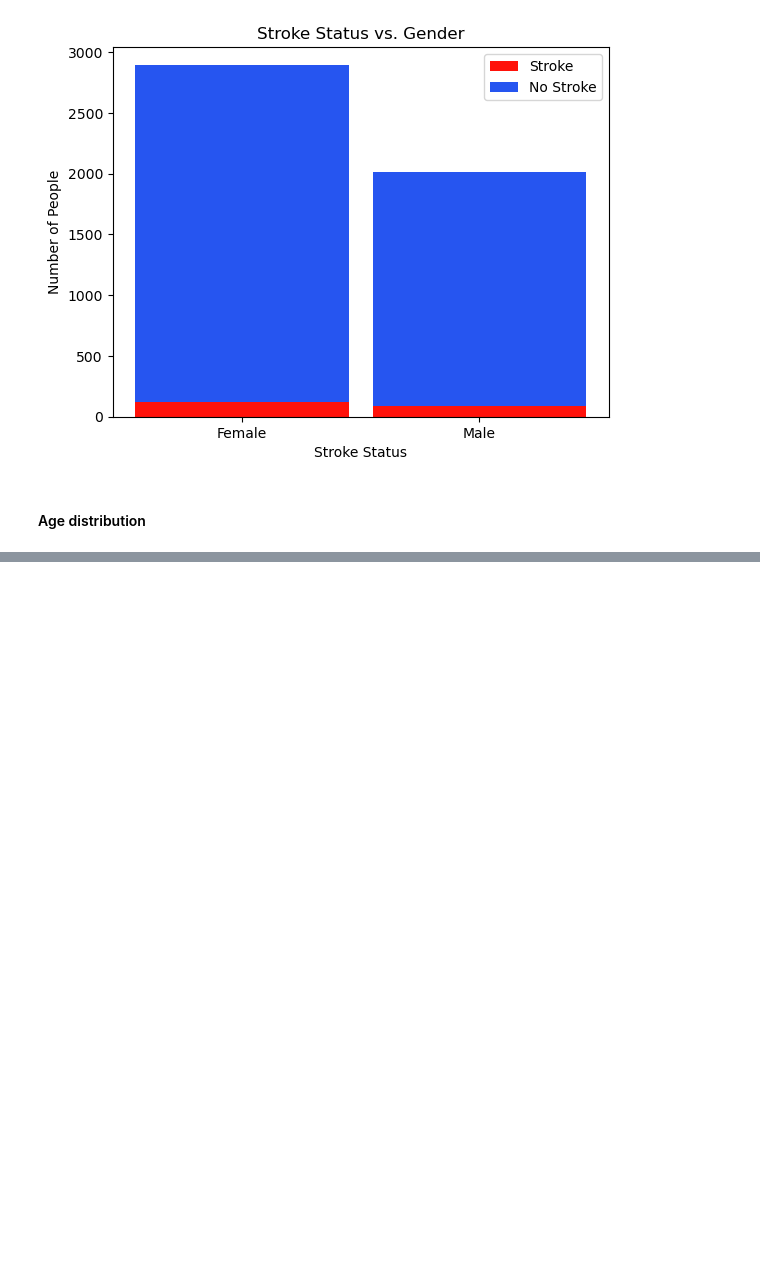
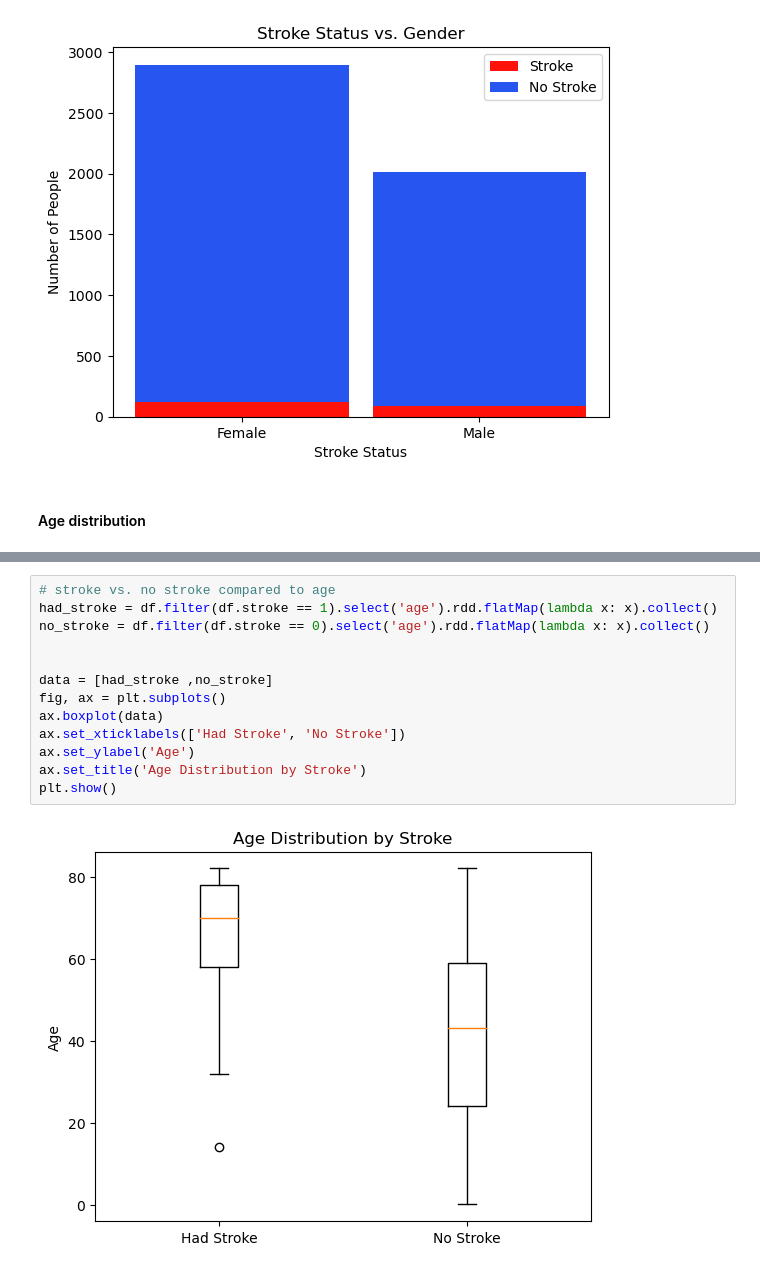
Before and after one commit to amira-bendjama/PREDICTING-STROKES-PYSPARK, a Jupyter notebook: DSCI632-PREDICTING-STROKE-PYSPARK.ipynb, the cells around one changed output, grey strips where cells are left out. Saved outputs shown, nothing was run; the diff lists cells and outputs as text; blank space fills up the shorter version.

```diff
--- a/DSCI632-PREDICTING-STROKE-PYSPARK.ipynb
+++ b/DSCI632-PREDICTING-STROKE-PYSPARK.ipynb
@@ -246,0 +221,15 @@ plt.show()
+# %%
+# stroke vs. no stroke compared to age
+had_stroke = df.filter(df.stroke == 1).select('age').rdd.flatMap(lambda x: x).collect()
+no_stroke = df.filter(df.stroke == 0).select('age').rdd.flatMap(lambda x: x).collect()
+
+
+data = [had_stroke ,no_stroke]
+fig, ax = plt.subplots()
+ax.boxplot(data)
+ax.set_xticklabels(['Had Stroke', 'No Stroke'])
+ax.set_ylabel('Age')
+ax.set_title('Age Distribution by Stroke')
+plt.show()
+# %% [output]
+[figure, added]
```
Also changed, not shown: parts of 7 cells of this notebook.
